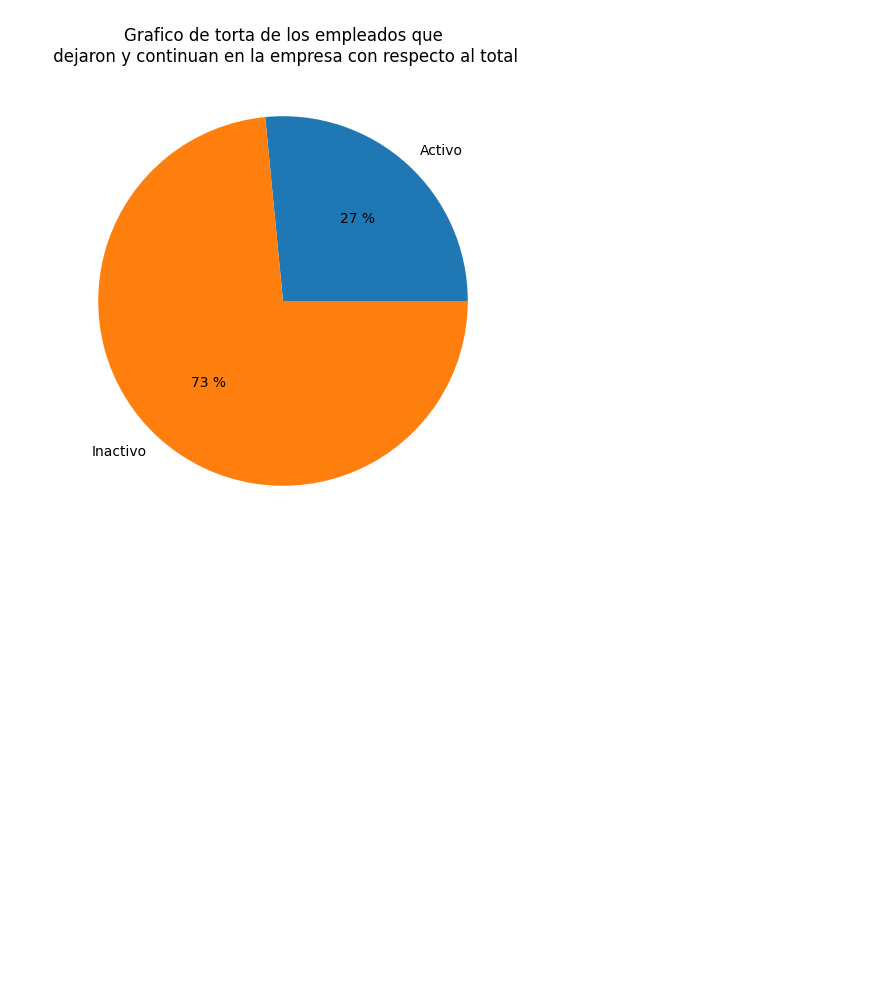
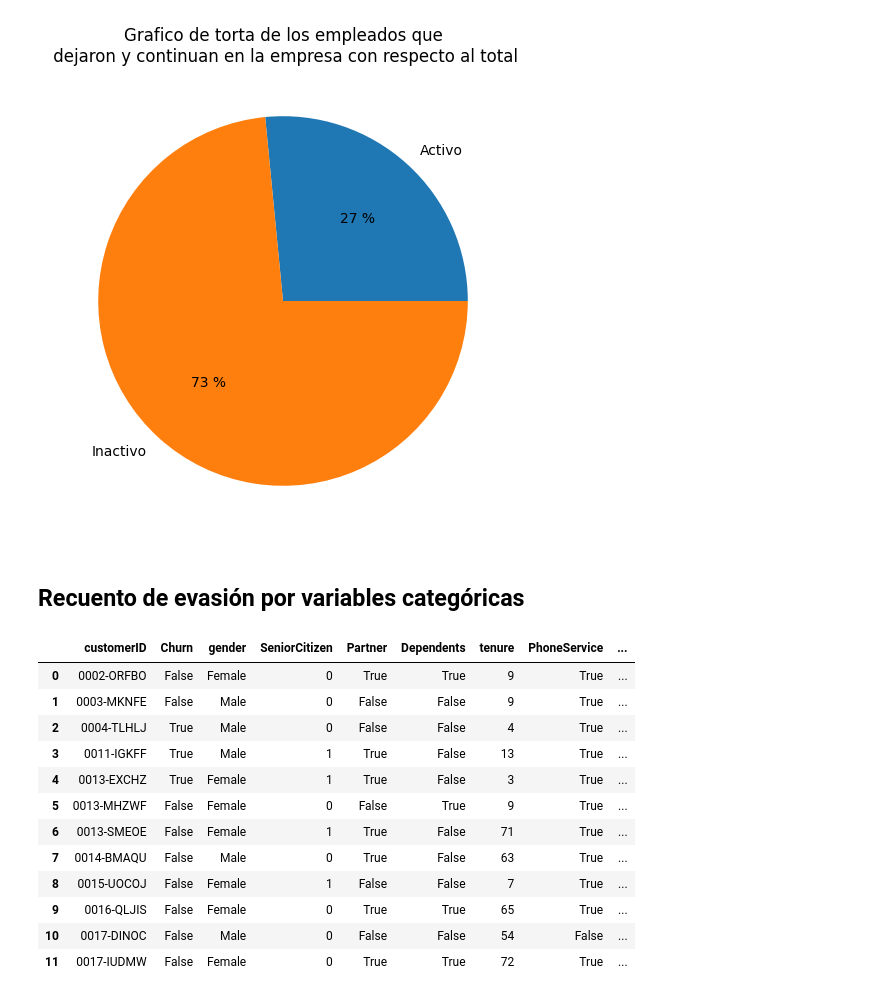
Before and after one commit to lukitasmois/TelecomX_LATAM, a Jupyter notebook: TelecomX_LATAM.ipynb, the cells around one changed output. Drawn from its saved outputs; the diff is of its cells as text; code cells hidden in the pictures; blank space fills up the shorter version.

```diff
--- a/TelecomX_LATAM.ipynb
+++ b/TelecomX_LATAM.ipynb
@@ -274,3 +274,21 @@ ax.set_title('Grafico de torta de los empleados que\n dejaron y continuan en la
 plt.show()
 # %% [output]
 [figure]
+# %% [markdown]
+## Recuento de evasión por variables categóricas
+# %%
+df_norm.head(12)
+# %% [output]
+|  | customerID | Churn | gender | SeniorCitizen | Partner | Dependents | tenure | PhoneService | ... |
+| 0 | 0002-ORFBO | False | Female | 0 | True | True | 9 | True | ... |
+| 1 | 0003-MKNFE | False | Male | 0 | False | False | 9 | True | ... |
+| 2 | 0004-TLHLJ | True | Male | 0 | False | False | 4 | True | ... |
+| 3 | 0011-IGKFF | True | Male | 1 | True | False | 13 | True | ... |
+| 4 | 0013-EXCHZ | True | Female | 1 | True | False | 3 | True | ... |
+| 5 | 0013-MHZWF | False | Female | 0 | False | True | 9 | True | ... |
+| 6 | 0013-SMEOE | False | Female | 1 | True | False | 71 | True | ... |
+| 7 | 0014-BMAQU | False | Male | 0 | True | False | 63 | True | ... |
+| 8 | 0015-UOCOJ | False | Female | 1 | False | False | 7 | True | ... |
+| 9 | 0016-QLJIS | False | Female | 0 | True | True | 65 | True | ... |
+| 10 | 0017-DINOC | False | Male | 0 | False | False | 54 | False | ... |
+| 11 | 0017-IUDMW | False | Female | 0 | True | True | 72 | True | ... |
```
Also changed, not shown: parts of 3 cells of this notebook.
